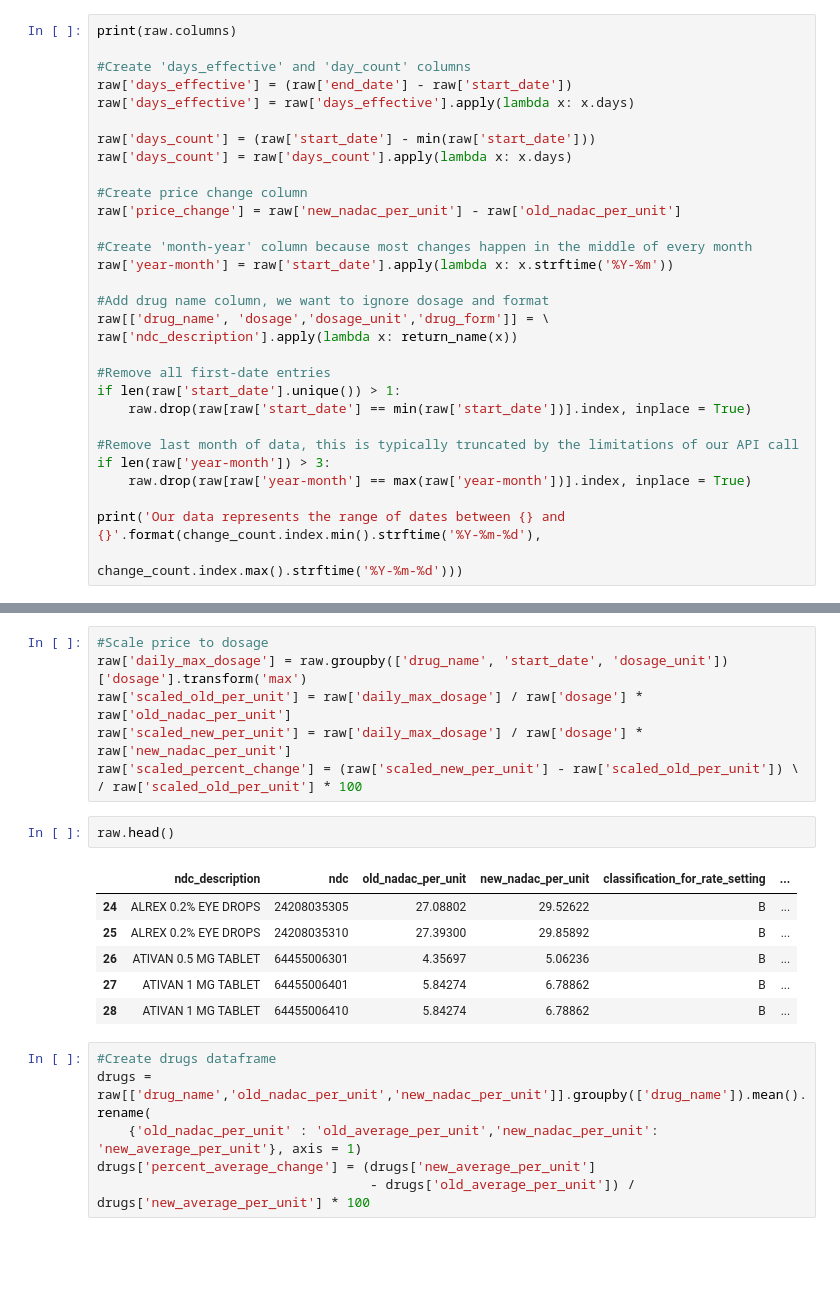
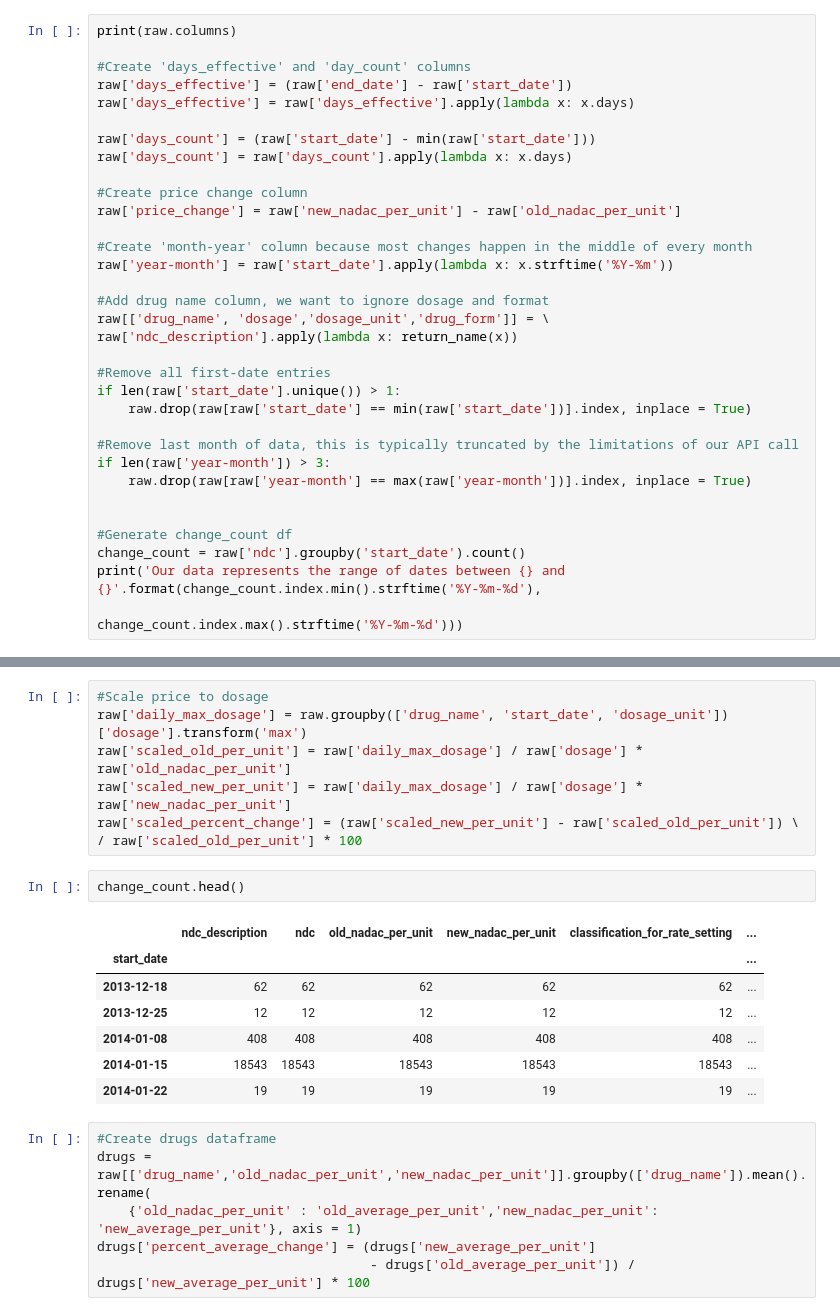
Before and after one commit to Cervantes92/drug-prices, a Jupyter notebook: main.ipynb, the cells around one changed output, grey strips where cells are left out. Saved outputs shown, nothing was run; the diff lists cells and outputs as text; blank space fills up the shorter version.

```diff
--- a/main.ipynb
+++ b/main.ipynb
@@ -164,6 +161,9 @@ if len(raw['start_date'].unique()) > 1:
 if len(raw['year-month']) > 3:
     raw.drop(raw[raw['year-month'] == max(raw['year-month'])].index, inplace = True)
 
+
+#Generate change_count df
+change_count = raw['ndc'].groupby('start_date').count()
 print('Our data represents the range of dates between {} and {}'.format(change_count.index.min().strftime('%Y-%m-%d'),
                                                                         change_count.index.max().strftime('%Y-%m-%d')))
 # %% [output]
@@ -187,14 +184,15 @@ raw['scaled_new_per_unit'] = raw['daily_max_dosage'] / raw['dosage'] * raw['new_
 raw['scaled_percent_change'] = (raw['scaled_new_per_unit'] - raw['scaled_old_per_unit']) \
 / raw['scaled_old_per_unit'] * 100
 # %%
-raw.head()
+change_count.head()
 # %% [output]
 |  | ndc_description | ndc | old_nadac_per_unit | new_nadac_per_unit | classification_for_rate_setting | ... |
-| 24 | ALREX 0.2% EYE DROPS | 24208035305 | 27.08802 | 29.52622 | B | ... |
-| 25 | ALREX 0.2% EYE DROPS | 24208035310 | 27.39300 | 29.85892 | B | ... |
-| 26 | ATIVAN 0.5 MG TABLET | 64455006301 | 4.35697 | 5.06236 | B | ... |
-| 27 | ATIVAN 1 MG TABLET | 64455006401 | 5.84274 | 6.78862 | B | ... |
-| 28 | ATIVAN 1 MG TABLET | 64455006410 | 5.84274 | 6.78862 | B | ... |
+| start_date |  |  |  |  |  | ... |
+| 2013-12-18 | 62 | 62 | 62 | 62 | 62 | ... |
+| 2013-12-25 | 12 | 12 | 12 | 12 | 12 | ... |
+| 2014-01-08 | 408 | 408 | 408 | 408 | 408 | ... |
+| 2014-01-15 | 18543 | 18543 | 18543 | 18543 | 18543 | ... |
+| 2014-01-22 | 19 | 19 | 19 | 19 | 19 | ... |
 # %%
 #Create drugs dataframe
 drugs = raw[['drug_name','old_nadac_per_unit','new_nadac_per_unit']].groupby(['drug_name']).mean().rename(
```
Also changed, not shown: parts of 33 cells of this notebook.
